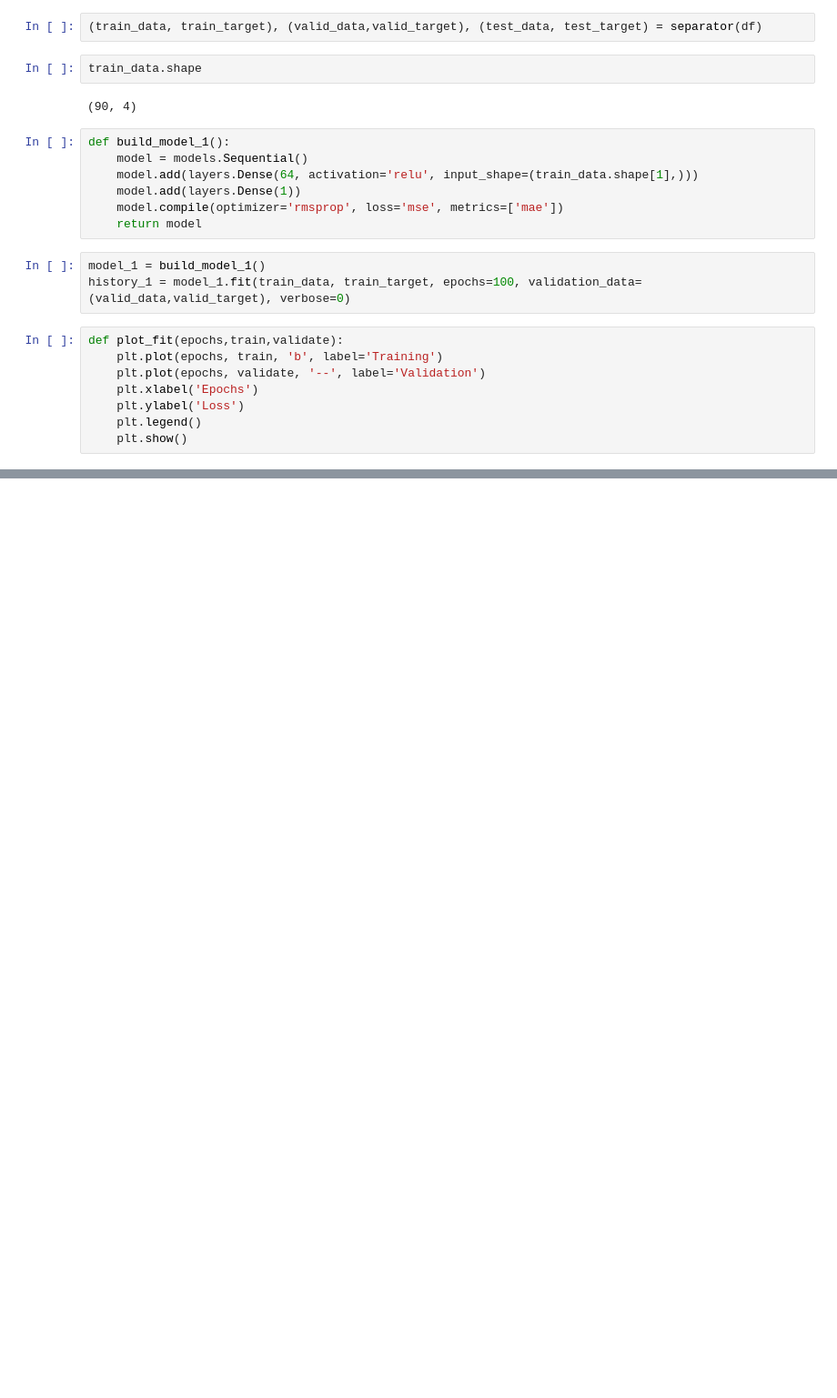
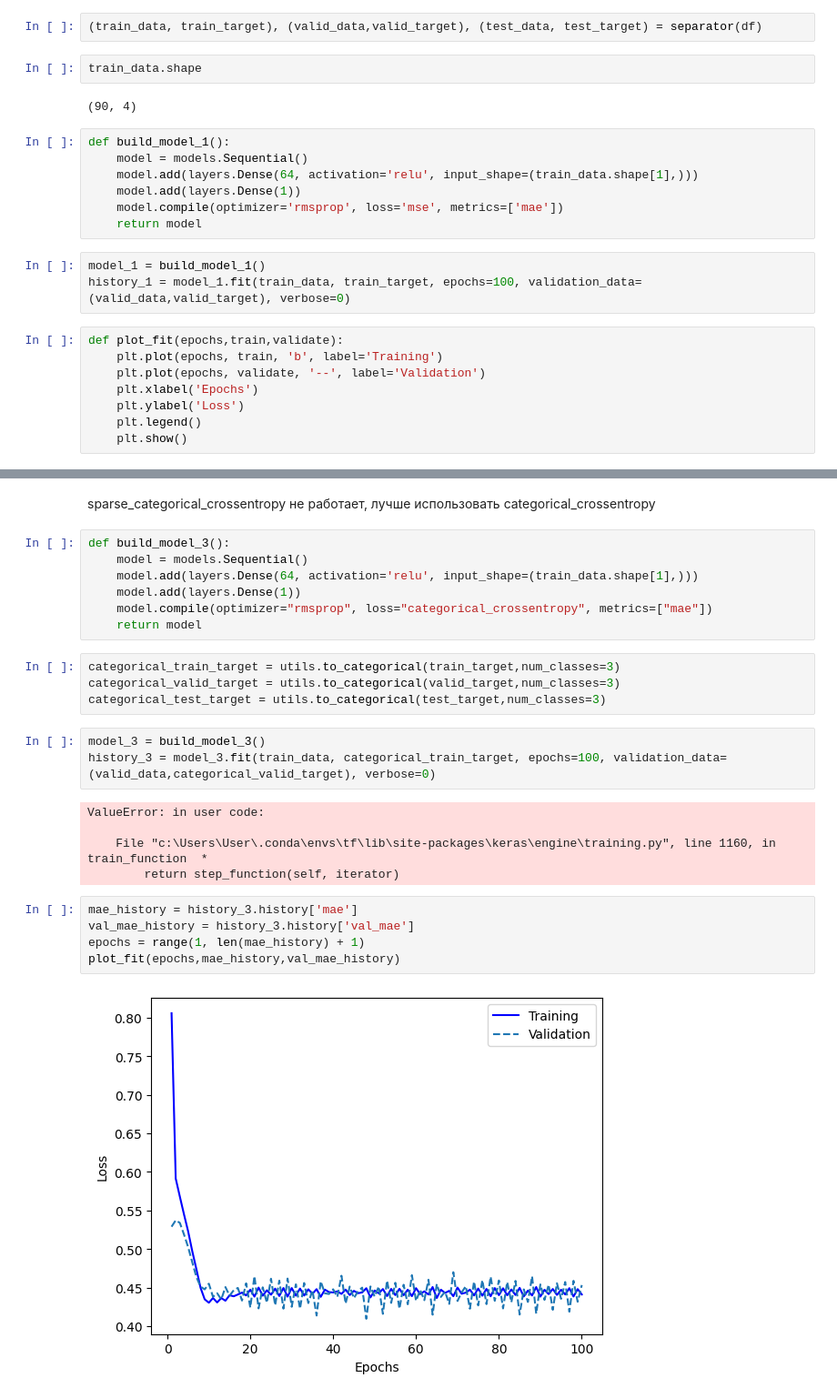
Before and after one commit to RodionPasynkov/ML_study, a Jupyter notebook: Iris Species/Iris Species.ipynb, the cells around one changed output, grey strips where cells are left out. Shown at 91% size. Saved outputs shown, nothing was run; the diff lists cells and outputs as text; blank space fills up the shorter version.

```diff
--- a/Iris Species/Iris Species.ipynb
+++ b/Iris Species/Iris Species.ipynb
@@ -181,0 +141,28 @@ Epoch 2/2
+# %% [markdown]
+sparse_categorical_crossentropy не работает, лучше использовать categorical_crossentropy
+# %%
+def build_model_3():
+    model = models.Sequential()
+    model.add(layers.Dense(64, activation='relu', input_shape=(train_data.shape[1],)))
+    model.add(layers.Dense(1))
+    model.compile(optimizer="rmsprop", loss="categorical_crossentropy", metrics=["mae"])
+    return model
+# %%
+categorical_train_target = utils.to_categorical(train_target,num_classes=3)
+categorical_valid_target = utils.to_categorical(valid_target,num_classes=3)
+categorical_test_target = utils.to_categorical(test_target,num_classes=3)
+# %%
+model_3 = build_model_3()
+history_3 = model_3.fit(train_data, categorical_train_target, epochs=100, validation_data=(valid_data,categorical_valid_target), verbose=0)
+# %% [output]
+ValueError: in user code:
+
+    File "c:\Users\User\.conda\envs\tf\lib\site-packages\keras\engine\training.py", line 1160, in train_function  *
+        return step_function(self, iterator)
+# %%
+mae_history = history_3.history['mae']
+val_mae_history = history_3.history['val_mae']
+epochs = range(1, len(mae_history) + 1)
+plot_fit(epochs,mae_history,val_mae_history)
+# %% [output]
+[figure, added]
```
Also changed, not shown: parts of 10 cells of this notebook.
